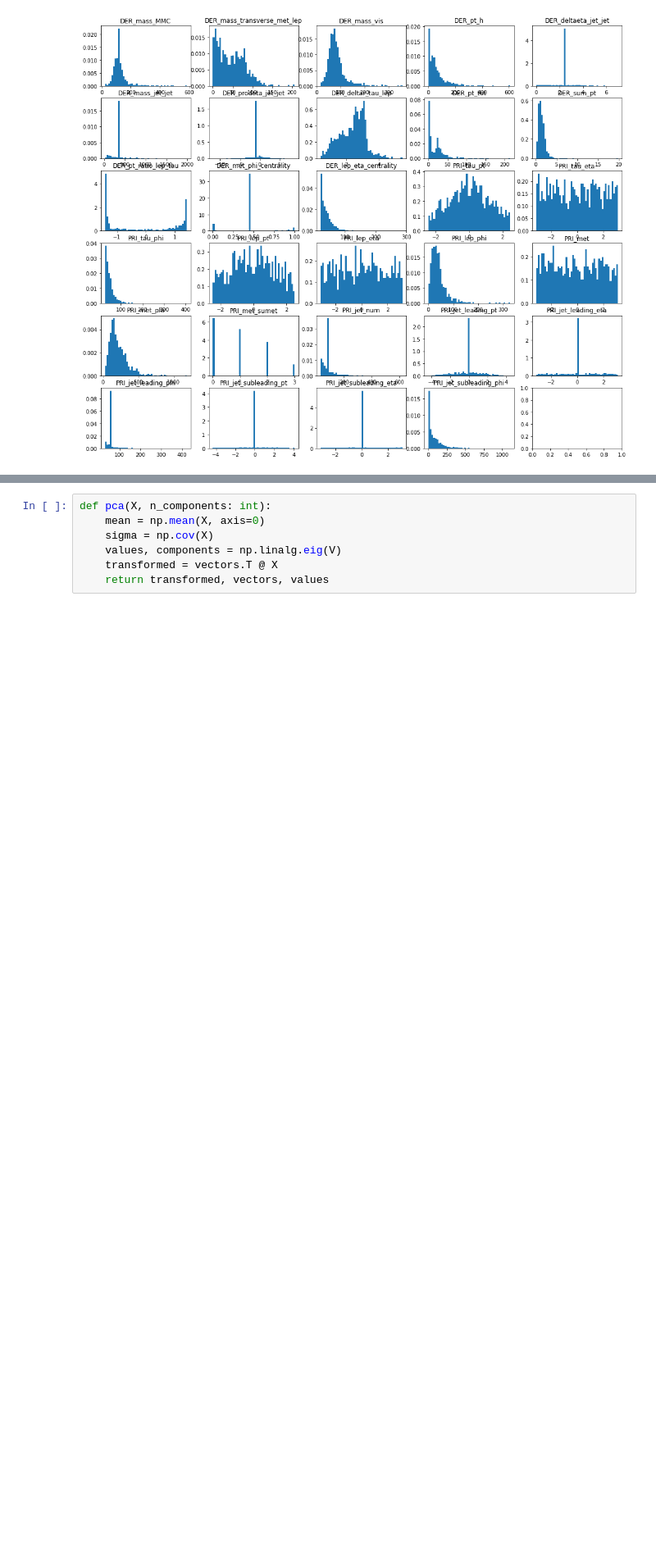
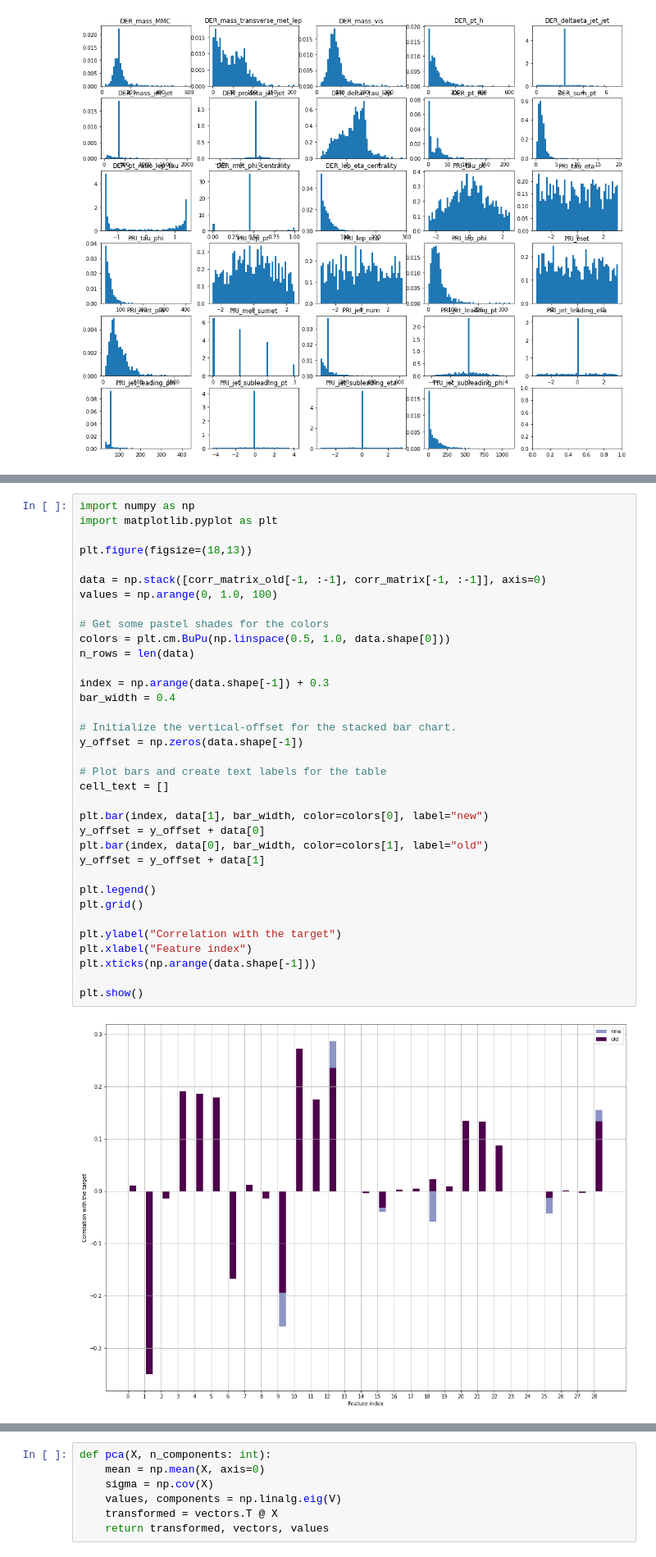
Before and after one commit to maximzubkov/ML_course, a Jupyter notebook: projects/project1/features.ipynb, the cells around one changed output, grey strips where cells are left out. Shown at 82% size. Cells and saved outputs as stored; diff of their text form; blank space fills up the shorter version.

```diff
--- a/projects/project1/features.ipynb
+++ b/projects/project1/features.ipynb
@@ -131,3 +150,40 @@ sns.heatmap(features[0, :].reshape(1, -1))
+# %%
+import numpy as np
+import matplotlib.pyplot as plt
+
+plt.figure(figsize=(18,13))
+
+data = np.stack([corr_matrix_old[-1, :-1], corr_matrix[-1, :-1]], axis=0)
+values = np.arange(0, 1.0, 100)
+
+# Get some pastel shades for the colors
+colors = plt.cm.BuPu(np.linspace(0.5, 1.0, data.shape[0]))
+n_rows = len(data)
+
+index = np.arange(data.shape[-1]) + 0.3
+bar_width = 0.4
+
+# Initialize the vertical-offset for the stacked bar chart.
+y_offset = np.zeros(data.shape[-1])
+
+# Plot bars and create text labels for the table
+cell_text = []
+
+plt.bar(index, data[1], bar_width, color=colors[0], label="new")
+y_offset = y_offset + data[0]
+plt.bar(index, data[0], bar_width, color=colors[1], label="old")
+y_offset = y_offset + data[1]
+
+plt.legend()
+plt.grid()
+
+plt.ylabel("Correlation with the target")
+plt.xlabel("Feature index")
+plt.xticks(np.arange(data.shape[-1]))
+
+plt.show()
+# %% [output]
+[figure, added]
 # %%
 fig, axs = plt.subplots(6, 5, figsize=(18,15))
 for i in range(X_train.shape[1]):
```
Also changed, not shown: parts of 42 cells of this notebook.
